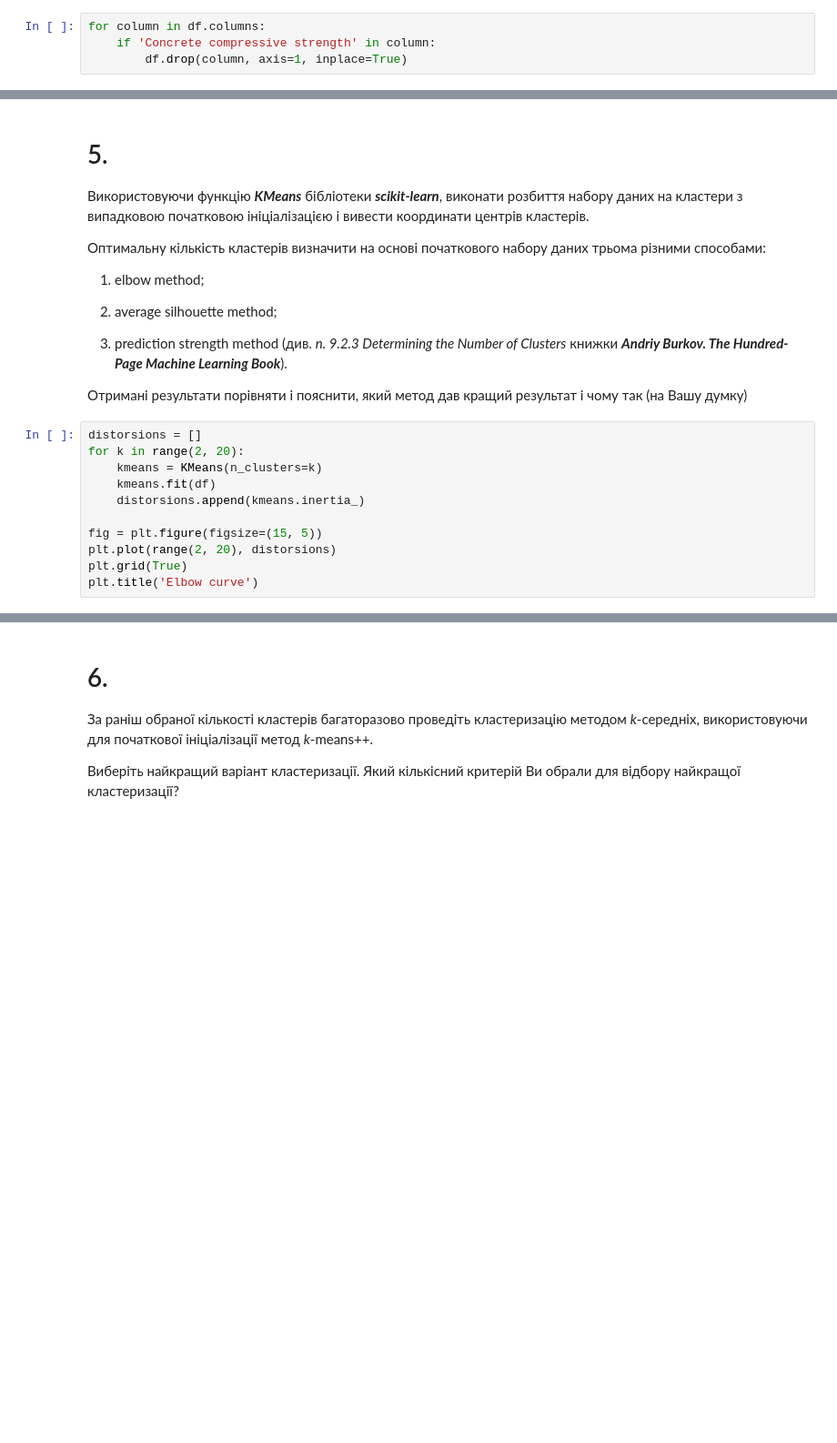
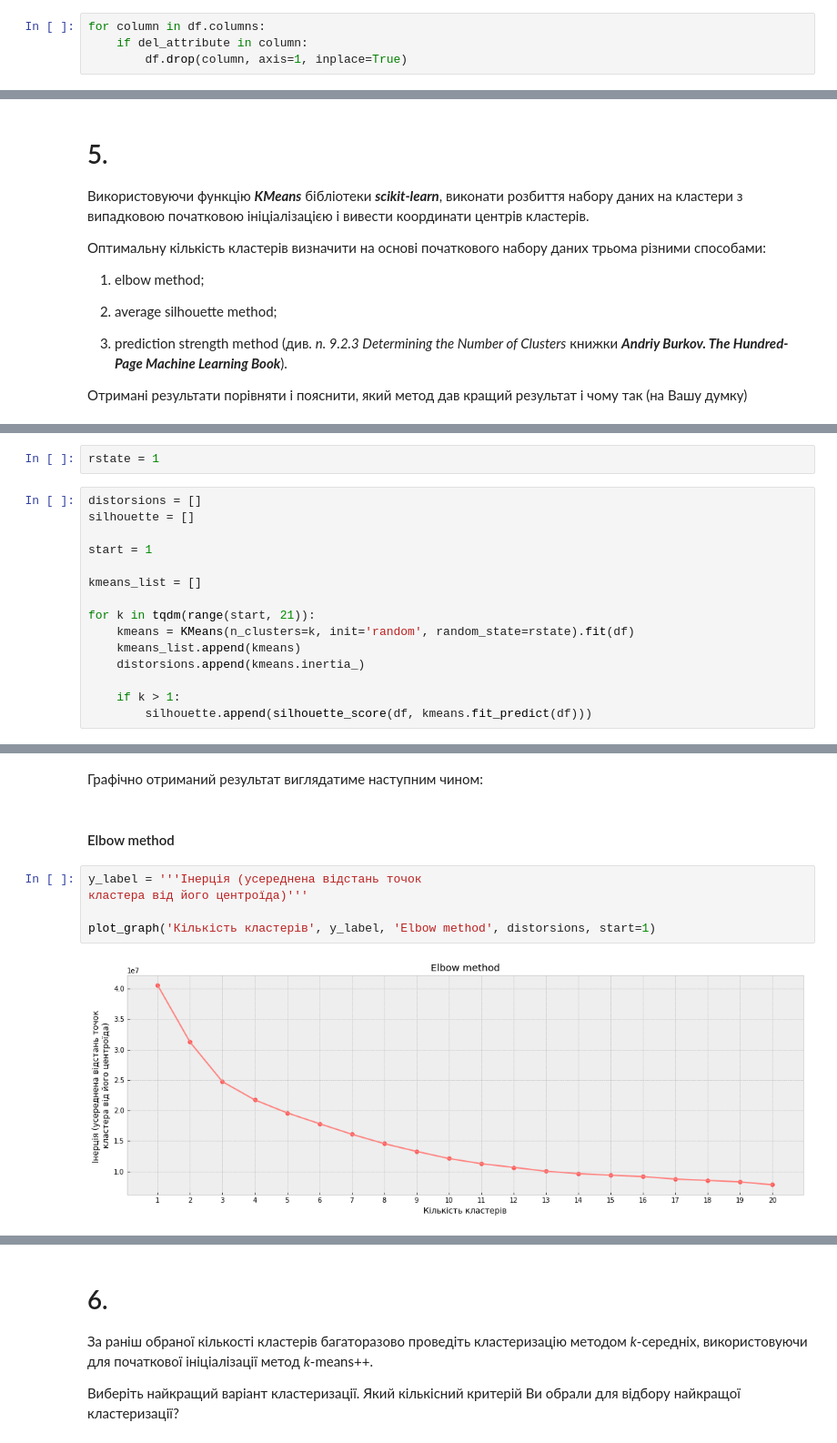
Before and after one commit to soneurotic/ML_lab5_ponomarenko, a Jupyter notebook: ponomarenko_lab5.ipynb, the cells around one changed output, grey strips where cells are left out. Shown at 91% size. Drawn from its saved outputs; the diff is of its cells as text; blank space fills up the shorter version.

```diff
--- a/ponomarenko_lab5.ipynb
+++ b/ponomarenko_lab5.ipynb
@@ -112,7 +147,7 @@ Index(['Cement (component 1)(kg in a m^3 mixture)',
       dtype='object')
 # %%
 for column in df.columns:
-    if 'Concrete compressive strength' in column:
+    if del_attribute in column:
         df.drop(column, axis=1, inplace=True)
 # %%
 current_attributes = df.columns
@@ -166,14 +201,3 @@ df
 3) prediction strength method (див. *п. 9.2.3 Determining the Number of Clusters* книжки ***Andriy Burkov. The Hundred-Page Machine Learning Book***).
 
 Отримані результати порівняти і пояснити, який метод дав кращий результат і чому так (на Вашу думку)
-# %%
-distorsions = []
-for k in range(2, 20):
-    kmeans = KMeans(n_clusters=k)
-    kmeans.fit(df)
-    distorsions.append(kmeans.inertia_)
-
-fig = plt.figure(figsize=(15, 5))
-plt.plot(range(2, 20), distorsions)
-plt.grid(True)
-plt.title('Elbow curve')
@@ -182,0 +247,17 @@ Text(0.5, 1.0, 'Elbow curve')
+# %%
+rstate = 1
+# %%
+distorsions = []
+silhouette = []
+
+start = 1
+
+kmeans_list = []
+
+for k in tqdm(range(start, 21)):
+    kmeans = KMeans(n_clusters=k, init='random', random_state=rstate).fit(df)
+    kmeans_list.append(kmeans)
+    distorsions.append(kmeans.inertia_)
+
+    if k > 1:
+        silhouette.append(silhouette_score(df, kmeans.fit_predict(df)))
@@ -182,0 +267,11 @@ Text(0.5, 1.0, 'Elbow curve')
+# %% [markdown]
+Графічно отриманий результат виглядатиме наступним чином:
+# %% [markdown]
+#### Elbow method
+# %%
+y_label = '''Інерція (усереднена відстань точок
+кластера від його центроїда)'''
+
+plot_graph('Кількість кластерів', y_label, 'Elbow method', distorsions, start=1)
+# %% [output]
+[figure, added]
```
Also changed, not shown: parts of 73 cells of this notebook.
